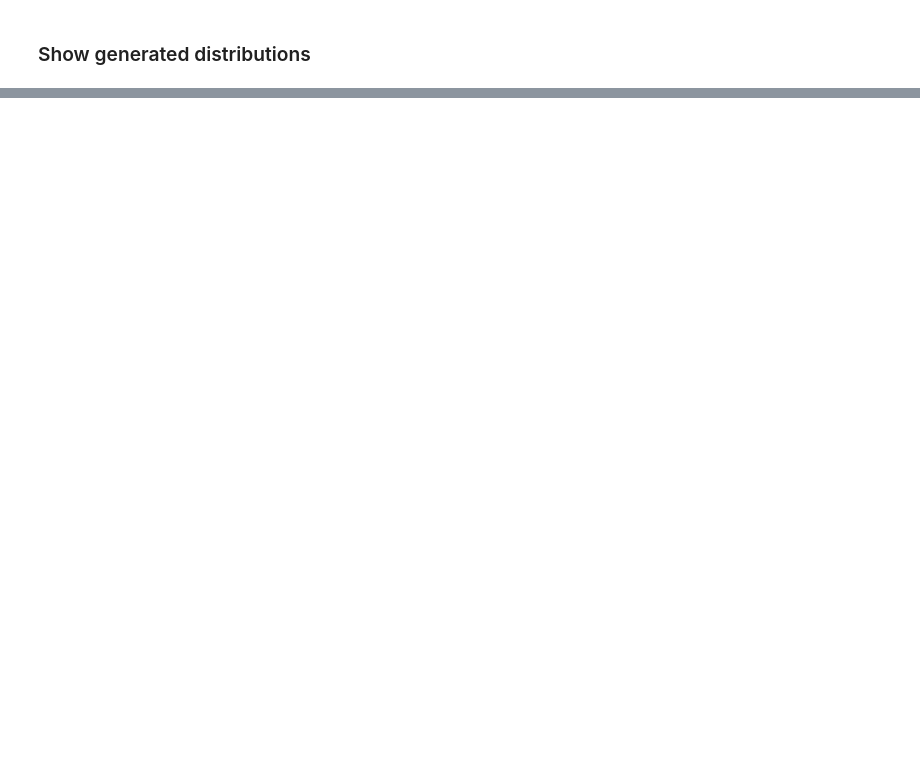
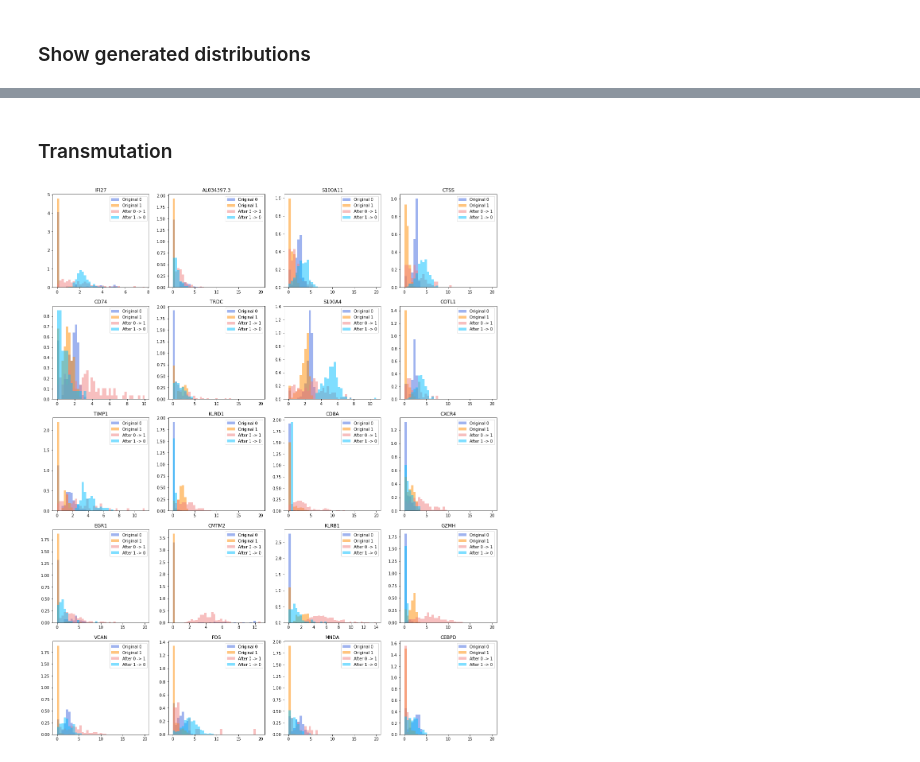
Before and after one commit to Genentech/branched-diffusion, a Jupyter notebook: notebooks/continuous_branched_scrna_covid_flu.ipynb, the cells around one changed output, grey strips where cells are left out. Saved outputs shown, nothing was run; the diff lists cells and outputs as text; code cells hidden in the pictures; blank space fills up the shorter version.

```diff
--- a/notebooks/continuous_branched_scrna_covid_flu.ipynb
+++ b/notebooks/continuous_branched_scrna_covid_flu.ipynb
@@ -27,7 +36,7 @@ branch_defs = [((0, 1, 2, 3, 4, 5, 6, 7, 8, 9, 10, 11, 12, 13, 14), 0, 1)]
 # %%
-dataset = scrna_dataset.SingleCellDataset(
-    "/gstore/data/resbioai/tsenga5/branched_diffusion/data/scrna/covid_flu/processed/covid_flu_processed_reduced_genes.h5"
-)
+data_file = "/gstore/data/resbioai/tsenga5/branched_diffusion/data/scrna/covid_flu/processed/covid_flu_processed_reduced_genes.h5"
+
+dataset = scrna_dataset.SingleCellDataset(data_file)
 
 # Limit classes
 inds = np.isin(dataset.cell_cluster, classes)
@@ -102,11 +111,10 @@ sde = sdes.VariancePreservingSDE(0.1, 5, input_shape)
 t_limit = 1
 
 model = scrna_ae.MultitaskResNet(
-    len(branch_defs), input_shape[0], t_limit=t_limit, hidden_dim=4096
+    len(branch_defs), input_shape[0], t_limit=t_limit
 ).to(DEVICE)
 
-os.environ["MODEL_DIR"] = "/gstore/data/resbioai/tsenga5/branched_diffusion/models/trained_models/misc"
-os.environ["MODEL_DIR"] = "/gstore/scratch/u/tsenga5/branched_diffusion/models/trained_models/misc"
+os.environ["MODEL_DIR"] = "/gstore/data/resbioai/tsenga5/branched_diffusion/models/trained_models/scrna_covid_flu_continuous_allcells"
 import model.train_continuous_model as train_continuous_model  # Import this AFTER setting environment
 # %% [markdown]
 ### Show the forward-diffusion process
@@ -184,7 +192,7 @@ samples = {}
 for class_to_sample in classes:
     sample = generate.generate_continuous_branched_samples(
         model, sde, class_to_sample, class_time_to_branch_tensor,
-        sampler="pc", t_limit=t_limit, verbose=True
+        sampler="pc", t_limit=t_limit, num_steps=1000, verbose=True
     ).cpu().numpy()
     samples[class_to_sample] = sample
 # %%
@@ -399,0 +271,2 @@ Class 3
+# %% [markdown]
+### Transmutation
@@ -399,0 +355,41 @@ Class 3
+# %%
+# Import gene names
+with h5py.File(data_file, "r") as f:
+    gene_names = f["gene_names"][:].astype(str)
+
+genes_of_interest = np.array(["NFKB1", "NFKB2", "IRF1", "CXCR3", "CXCL10", "STAT1", "TLR4", "TGFB1", "IL1B", "IFNG", "TLR4", "TNFSF4", "IL1R2", "IL1B", "IL7R", "IL32"])
+# %%
+# Find genes where:
+# 1) The distribution between classes is different
+# 2) The predicted values are close to the true values
+num_to_plot = 20
+
+worst_pred_sim = np.max(np.stack([after_1_to_2_vs_true_dists, after_2_to_1_vs_true_dists], axis=1), axis=1)
+feature_inds = np.argsort(worst_pred_sim)
+feature_inds = feature_inds[true_feature_dists[feature_inds] > 0.5]
+feature_inds = feature_inds[:num_to_plot]
+
+num_cols = 4
+num_rows = int(np.ceil(num_to_plot / num_cols))
+num_bins = 40
+
+# Plot feature values
+fig, ax = plt.subplots(ncols=num_cols, nrows=num_rows, figsize=(num_cols * 5, num_rows * 5))
+for i, f_i in enumerate(feature_inds):
+    r, c = i // num_cols, i % num_cols
+    orig_1_vals, orig_2_vals = orig_1[:, f_i], orig_2[:, f_i]
+    after_1_to_2_vals, after_2_to_1_vals = after_1_to_2[:, f_i], after_2_to_1[:, f_i]
+
+    all_vals = np.concatenate([orig_1_vals, orig_2_vals, after_1_to_2_vals, after_2_to_1_vals])
+    bins = np.linspace(
+        max(0, np.min(all_vals)), min(np.max(all_vals), 20), num_bins
+    )
+    ax[r][c].hist(orig_1_vals, bins=bins, color="royalblue", label=("Original %d" % class_1), density=True, alpha=0.5)
+    ax[r][c].hist(orig_2_vals, bins=bins, color="darkorange", label=("Original %d" % class_2), density=True, alpha=0.5)
+    ax[r][c].hist(after_1_to_2_vals, bins=bins, color="lightcoral", label=("After %d -> %d" % (class_1, class_2)), density=True, alpha=0.5)
+    ax[r][c].hist(after_2_to_1_vals, bins=bins, color="deepskyblue", label=("After %d -> %d" % (class_2, class_1)), density=True, alpha=0.5)
+    ax[r][c].set_title(gene_names[f_i])
+    ax[r][c].legend()
+plt.show()
+# %% [output]
+[figure, added]
```
Also changed, not shown: parts of 16 cells of this notebook, 2 other files.
